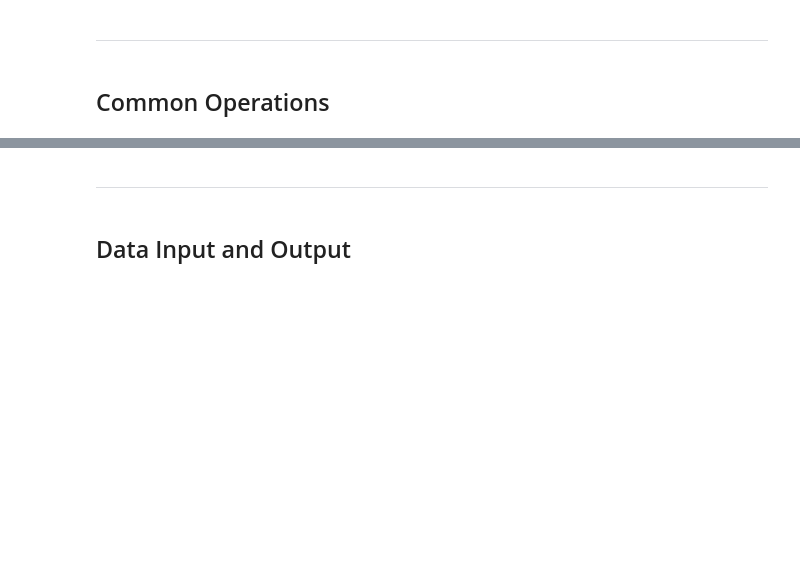
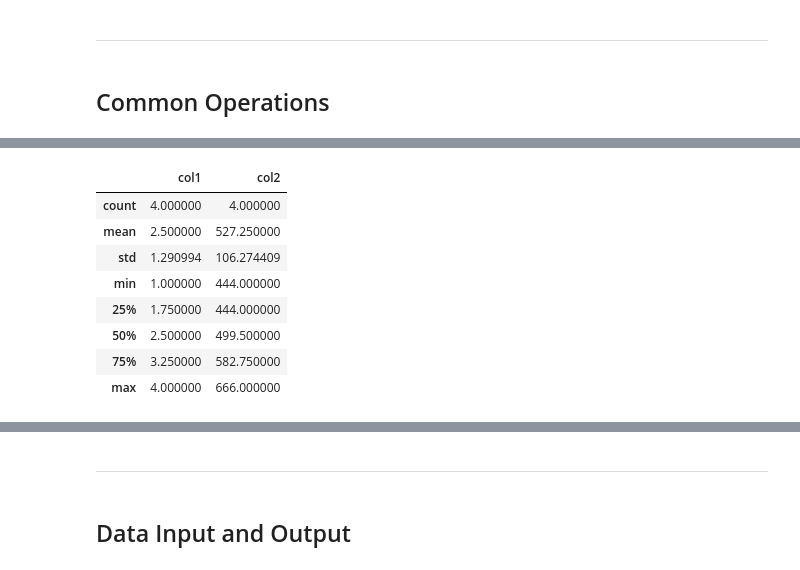
Before and after one commit to BrunoMonti/-Re-Training, a Jupyter notebook: Udemy/Python for Time Series Data Analysis/Pandas Chapter.ipynb, the cells around one changed output, grey strips where cells are left out. Saved outputs shown, nothing was run; the diff lists cells and outputs as text; code cells hidden in the pictures; blank space fills up the shorter version.

```diff
--- a/Udemy/Python for Time Series Data Analysis/Pandas Chapter.ipynb
+++ b/Udemy/Python for Time Series Data Analysis/Pandas Chapter.ipynb
@@ -580,0 +659,8 @@ Name: A, dtype: float64
+# %%
+df = pd.DataFrame(
+    {'col1':[1, 2, 3, 4],
+     'col2':[444, 555, 666, 444],
+     'col3':['abc', 'def', 'ghi', 'xyz']
+     }
+)
+df.head()
@@ -580,0 +701,3 @@ Name: A, dtype: float64
+# %%
+def times_two(number):
+    return number*2
@@ -580,0 +724,2 @@ Name: A, dtype: float64
+# %%
+df['new'] = df['col1'].apply(times_two)
@@ -580,0 +765,12 @@ Name: A, dtype: float64
+# %%
+df.describe()
+# %% [output]
+|  | col1 | col2 |
+| count | 4.000000 | 4.000000 |
+| mean | 2.500000 | 527.250000 |
+| std | 1.290994 | 106.274409 |
+| min | 1.000000 | 444.000000 |
+| 25% | 1.750000 | 444.000000 |
+| 50% | 2.500000 | 499.500000 |
+| 75% | 3.250000 | 582.750000 |
+| max | 4.000000 | 666.000000 |
```
Also changed, not shown: parts of 44 cells of this notebook, 3 other files.
